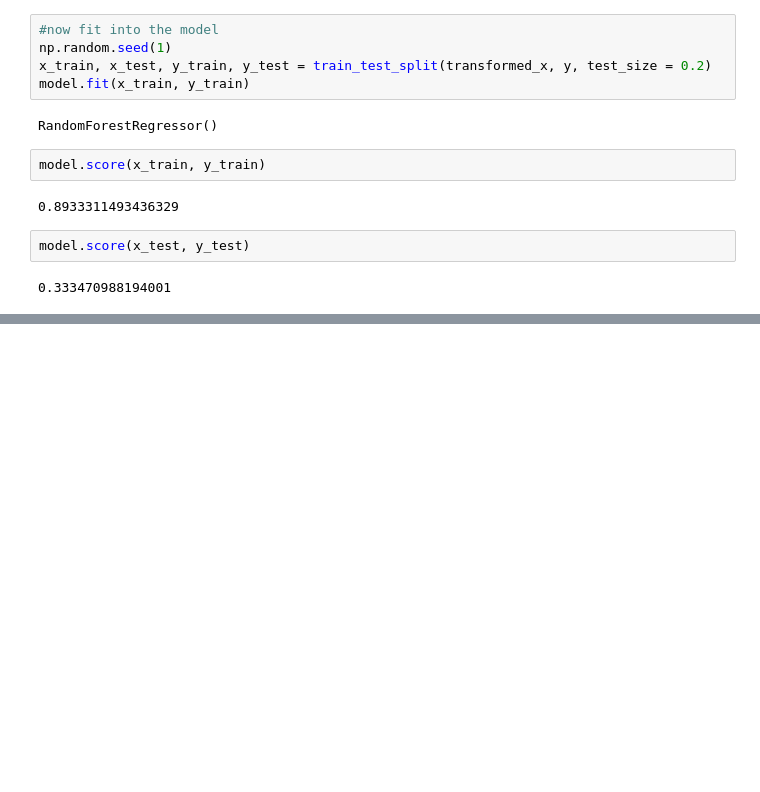
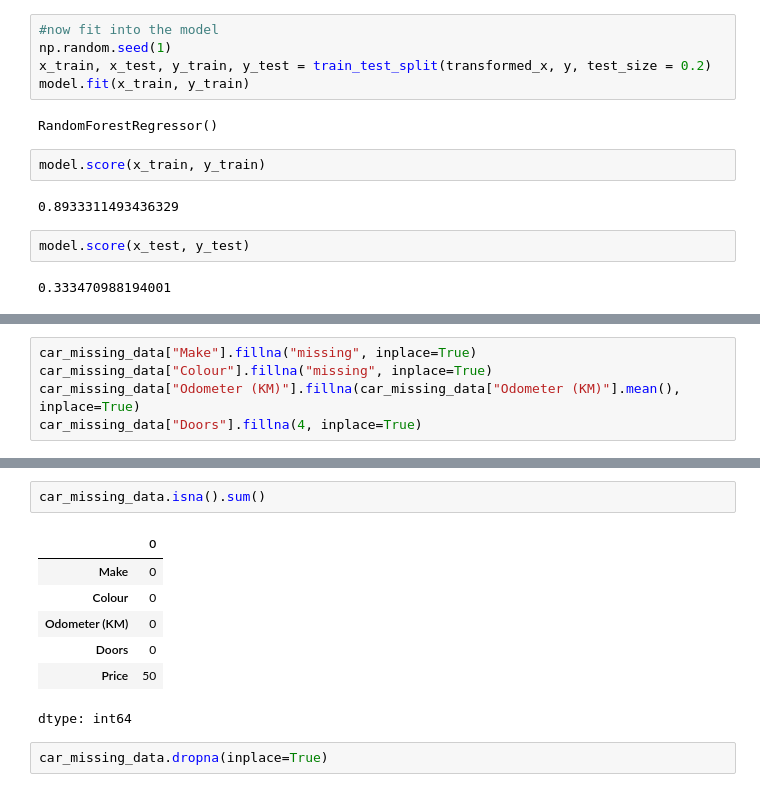
Before and after one commit to Numanur/data-science-ml, a Jupyter notebook: Data_preprocessing_basic.ipynb, the cells around one changed output, grey strips where cells are left out. Saved outputs shown, nothing was run; the diff lists cells and outputs as text; blank space fills up the shorter version.

```diff
--- a/Data_preprocessing_basic.ipynb
+++ b/Data_preprocessing_basic.ipynb
@@ -134,0 +161,5 @@ model.score(x_test, y_test)
+# %%
+car_missing_data["Make"].fillna("missing", inplace=True)
+car_missing_data["Colour"].fillna("missing", inplace=True)
+car_missing_data["Odometer (KM)"].fillna(car_missing_data["Odometer (KM)"].mean(), inplace=True)
+car_missing_data["Doors"].fillna(4, inplace=True)
@@ -134,0 +179,12 @@ model.score(x_test, y_test)
+# %%
+car_missing_data.isna().sum()
+# %% [output]
+|  | 0 |
+| Make | 0 |
+| Colour | 0 |
+| Odometer (KM) | 0 |
+| Doors | 0 |
+| Price | 50 |
+dtype: int64
+# %%
+car_missing_data.dropna(inplace=True)
```
Also changed, not shown: parts of 10 cells of this notebook.
